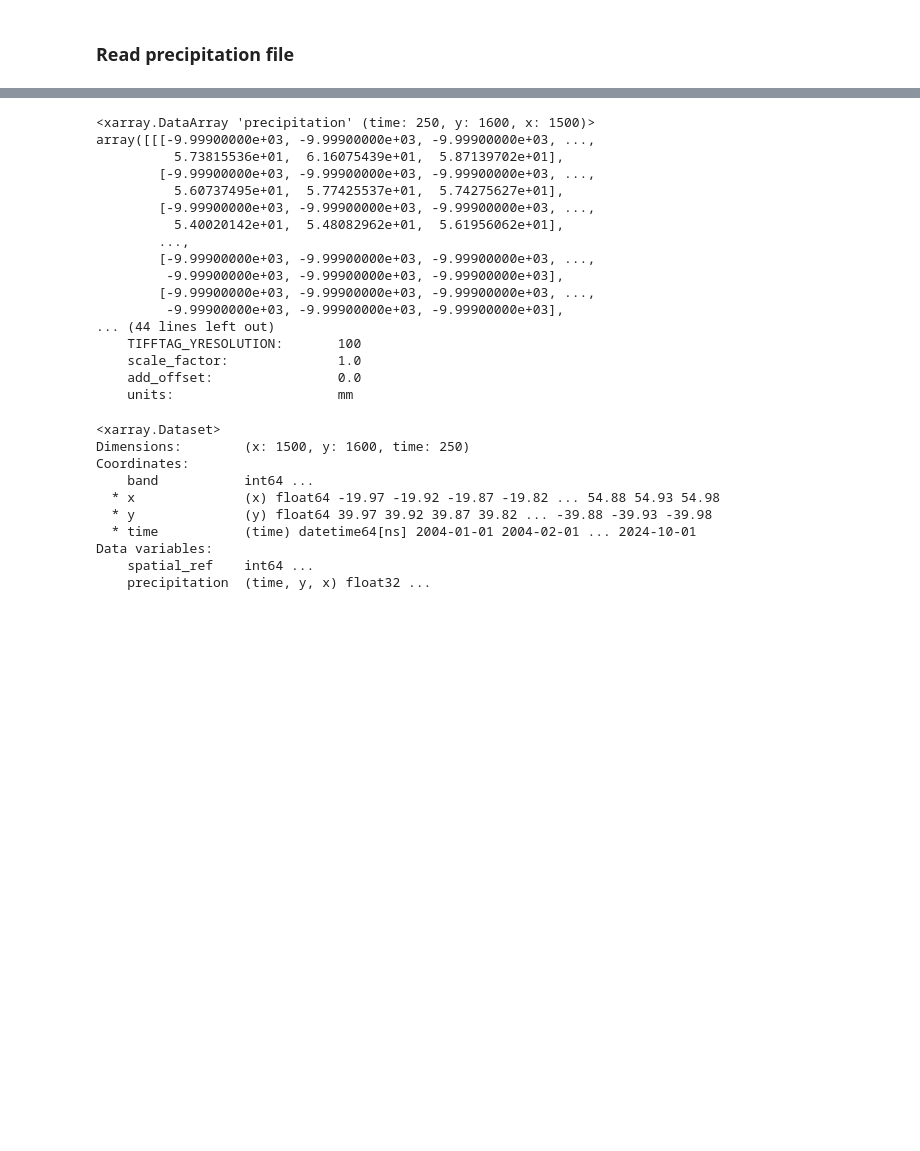
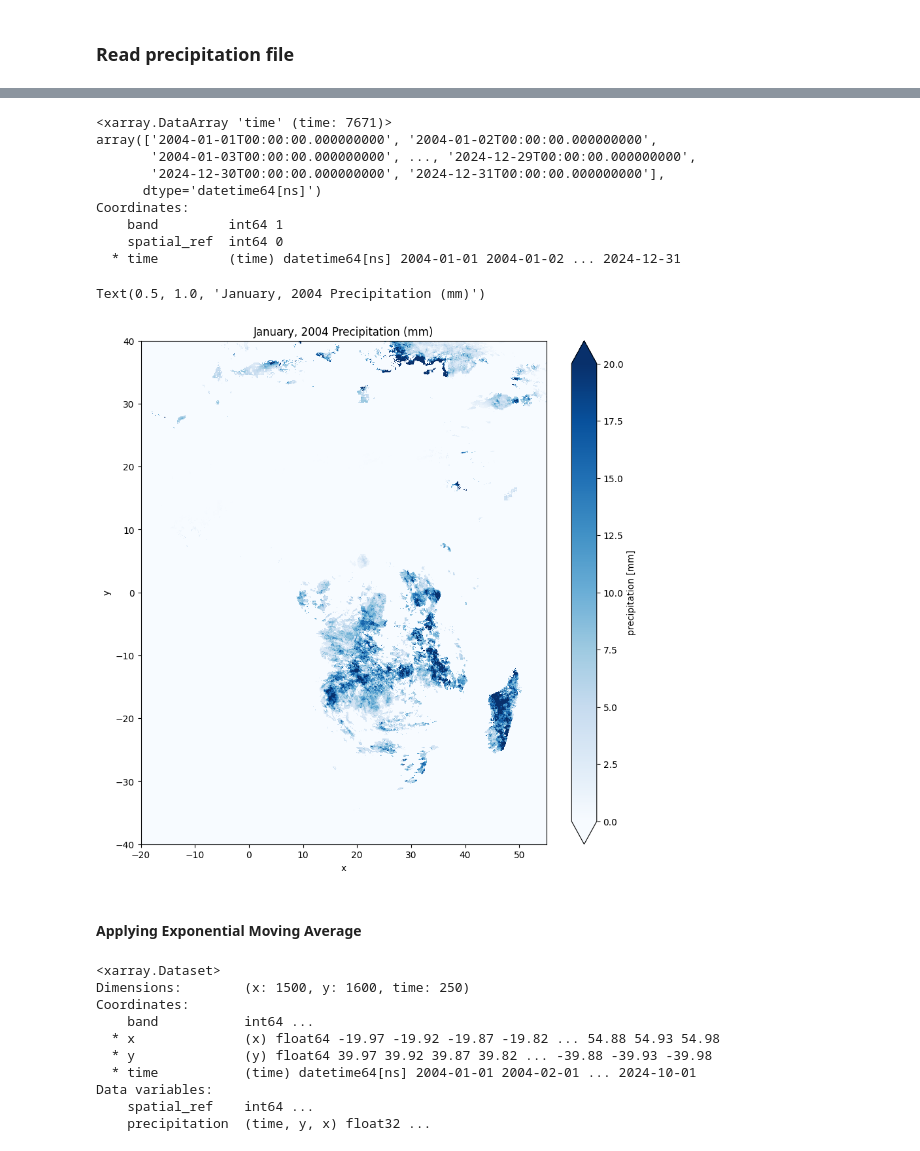
Before and after one commit to linibensonjr/drought-detection-gha, a Jupyter notebook: codebase/preprocessing/precipitation_preprocessing.ipynb, the cells around one changed output, grey strips where cells are left out. Cells and saved outputs as stored; diff of their text form; code cells hidden in the pictures; blank space fills up the shorter version.

Commit message:
update precipitation processing at daily timescale

```diff
--- a/codebase/preprocessing/precipitation_preprocessing.ipynb
+++ b/codebase/preprocessing/precipitation_preprocessing.ipynb
@@ -50,3 +40,5 @@ data_dir = "../../datasets/precipitation_chirps/chirps_tif"
+# %%
+data_dir = "../../../datasets/precipitation_chirps/chirps_tif_daily"
 # %%
 # Read AOI vector file
 
@@ -120,14 +84,13 @@ Study period: 2004 - 2024
 '''
 # Path to .tif files
 tif_files = glob.glob(data_dir + "/*.tif")
+tif_files.sort()
 
 # Extract dates
 dates = [
     pd.to_datetime(
-        os.path.basename(f).split('.')[2] + '.' + os.path.basename(f).split('.')[3].replace('.tif', ''),
-        format='%Y.%m'
+        os.path.basename(f).split('chirps-v2.0.')[1].replace('.tif', ''),
+        format='%Y.%m.%d'
     )
     for f in tif_files
 ]
-
-dates.sort()
@@ -135,8 +111,9 @@ dates.sort()
 # Open all TIFF files using rioxarray and stack them
 data_arrays = []
 for tif in tif_files:
-    da = rxr.open_rasterio(tif, masked=True)  # Open and mask invalid data
+    da = rxr.open_rasterio(tif, masked=True, chunks=True)  # Open and mask invalid data
     data_arrays.append(da.squeeze(dim="band"))  # Squeeze the "band" dimension if it's single-band
+
 
 # Combine into a single DataArray
 combined_data = xr.concat(data_arrays, dim=pd.Index(dates, name="time"))
@@ -147,20 +147,22 @@ combined_data.attrs["units"] = "mm"
 # %%
-combined_data
+combined_data.time
 # %% [output]
-<xarray.DataArray 'precipitation' (time: 250, y: 1600, x: 1500)>
-array([[[-9.99900000e+03, -9.99900000e+03, -9.99900000e+03, ...,
-          5.73815536e+01,  6.16075439e+01,  5.87139702e+01],
-        [-9.99900000e+03, -9.99900000e+03, -9.99900000e+03, ...,
-          5.60737495e+01,  5.77425537e+01,  5.74275627e+01],
-        [-9.99900000e+03, -9.99900000e+03, -9.99900000e+03, ...,
-          5.40020142e+01,  5.48082962e+01,  5.61956062e+01],
-        ...,
-        [-9.99900000e+03, -9.99900000e+03, -9.99900000e+03, ...,
-         -9.99900000e+03, -9.99900000e+03, -9.99900000e+03],
-        [-9.99900000e+03, -9.99900000e+03, -9.99900000e+03, ...,
-         -9.99900000e+03, -9.99900000e+03, -9.99900000e+03],
-... (44 lines left out)
-    TIFFTAG_YRESOLUTION:       100
-    scale_factor:              1.0
-    add_offset:                0.0
-    units:                     mm
+<xarray.DataArray 'time' (time: 7671)>
+array(['2004-01-01T00:00:00.000000000', '2004-01-02T00:00:00.000000000',
+       '2004-01-03T00:00:00.000000000', ..., '2024-12-29T00:00:00.000000000',
+       '2024-12-30T00:00:00.000000000', '2024-12-31T00:00:00.000000000'],
+      dtype='datetime64[ns]')
+Coordinates:
+    band         int64 1
+    spatial_ref  int64 0
+  * time         (time) datetime64[ns] 2004-01-01 2004-01-02 ... 2024-12-31
+# %%
+# Plot one month
+sample_data = combined_data.isel(time=slice(1,5)).isel(time=0)
+sample_data.plot(vmin=0, vmax=20, cmap="Blues", figsize=(10, 10))
+plt.title('January, 2004 Precipitation (mm)')
+# %% [output]
+Text(0.5, 1.0, 'January, 2004 Precipitation (mm)')
+[figure, added]
+# %% [markdown]
+#### Applying Exponential Moving Average
```
Also changed, not shown: parts of 27 cells of this notebook.
